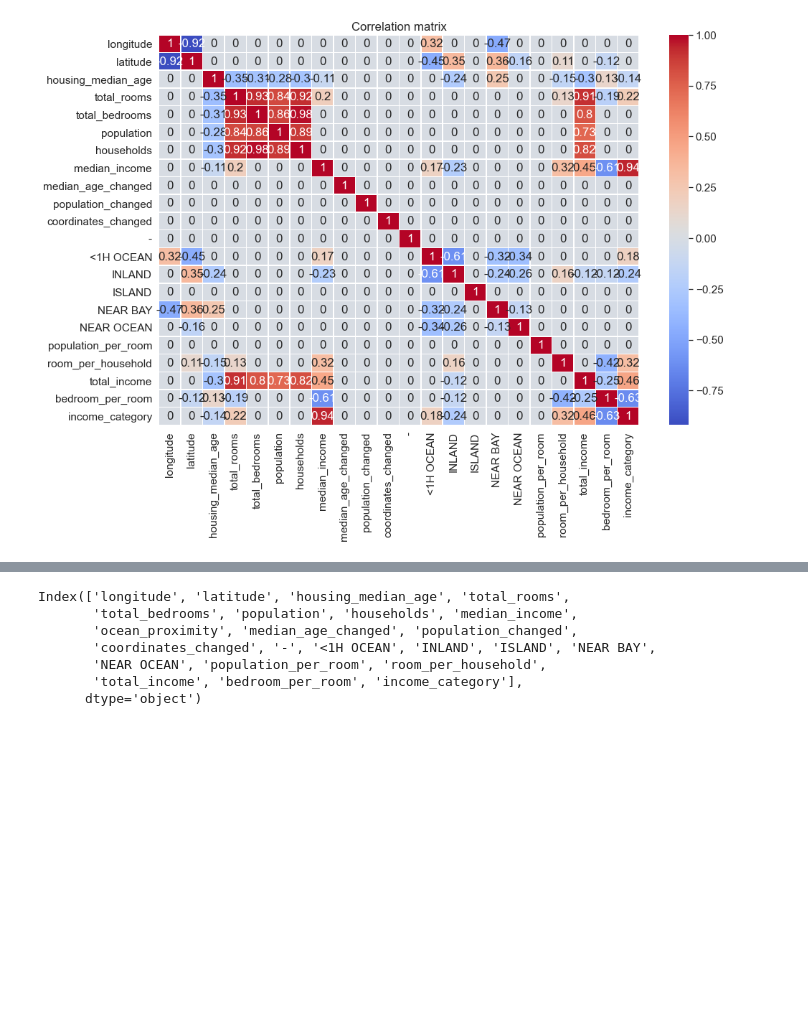
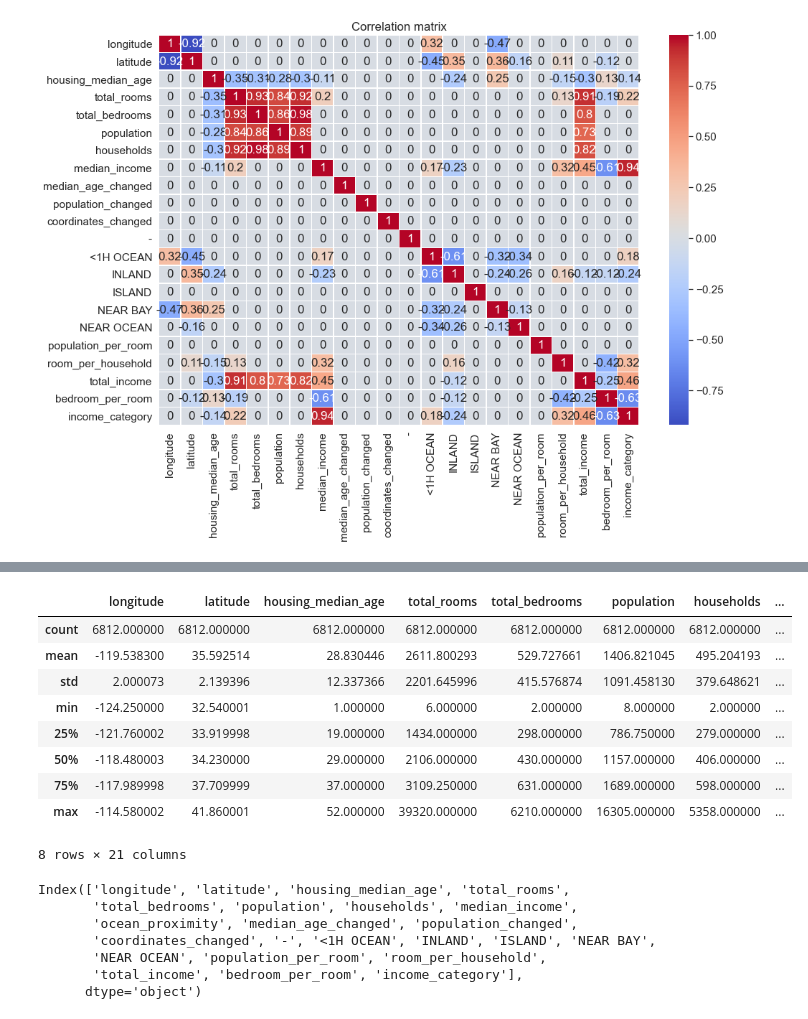
Before and after one commit to Maximrez/ITAcademySamsung, a Jupyter notebook: Predication_house_price.ipynb, the cells around one changed output, grey strips where cells are left out. Saved outputs shown, nothing was run; the diff lists cells and outputs as text; code cells hidden in the pictures; blank space fills up the shorter version.

```diff
--- a/Predication_house_price.ipynb
+++ b/Predication_house_price.ipynb
@@ -374,3 +393,12 @@ X.loc[X['income_category'] == 6, 'income_category'] = 5
 X.loc[X['income_category'] == 7, 'income_category'] = 6
 X.loc[X['income_category'] == 8, 'income_category'] = 6
 X.loc[X['income_category'] > 8, 'income_category'] = 7
+
+X_final.loc[X_final['income_category'] == 2, 'income_category'] = 1
+X_final.loc[X_final['income_category'] == 3, 'income_category'] = 2
+X_final.loc[X_final['income_category'] == 4, 'income_category'] = 3
+X_final.loc[X_final['income_category'] == 5, 'income_category'] = 4
+X_final.loc[X_final['income_category'] == 6, 'income_category'] = 5
+X_final.loc[X_final['income_category'] == 7, 'income_category'] = 6
+X_final.loc[X_final['income_category'] == 8, 'income_category'] = 6
+X_final.loc[X_final['income_category'] > 8, 'income_category'] = 7
@@ -432,3 +451,16 @@ X.head()
+# %%
+X_final.describe()
+# %% [output]
+|  | longitude | latitude | housing_median_age | total_rooms | total_bedrooms | population | households | ... |
+| count | 6812.000000 | 6812.000000 | 6812.000000 | 6812.000000 | 6812.000000 | 6812.000000 | 6812.000000 | ... |
+| mean | -119.538300 | 35.592514 | 28.830446 | 2611.800293 | 529.727661 | 1406.821045 | 495.204193 | ... |
+| std | 2.000073 | 2.139396 | 12.337366 | 2201.645996 | 415.576874 | 1091.458130 | 379.648621 | ... |
+| min | -124.250000 | 32.540001 | 1.000000 | 6.000000 | 2.000000 | 8.000000 | 2.000000 | ... |
+| 25% | -121.760002 | 33.919998 | 19.000000 | 1434.000000 | 298.000000 | 786.750000 | 279.000000 | ... |
+| 50% | -118.480003 | 34.230000 | 29.000000 | 2106.000000 | 430.000000 | 1157.000000 | 406.000000 | ... |
+| 75% | -117.989998 | 37.709999 | 37.000000 | 3109.250000 | 631.000000 | 1689.000000 | 598.000000 | ... |
+| max | -114.580002 | 41.860001 | 52.000000 | 39320.000000 | 6210.000000 | 16305.000000 | 5358.000000 | ... |
+8 rows × 21 columns
 # %%
 X.columns
 # %% [output]
```
Also changed, not shown: parts of 17 cells of this notebook.
